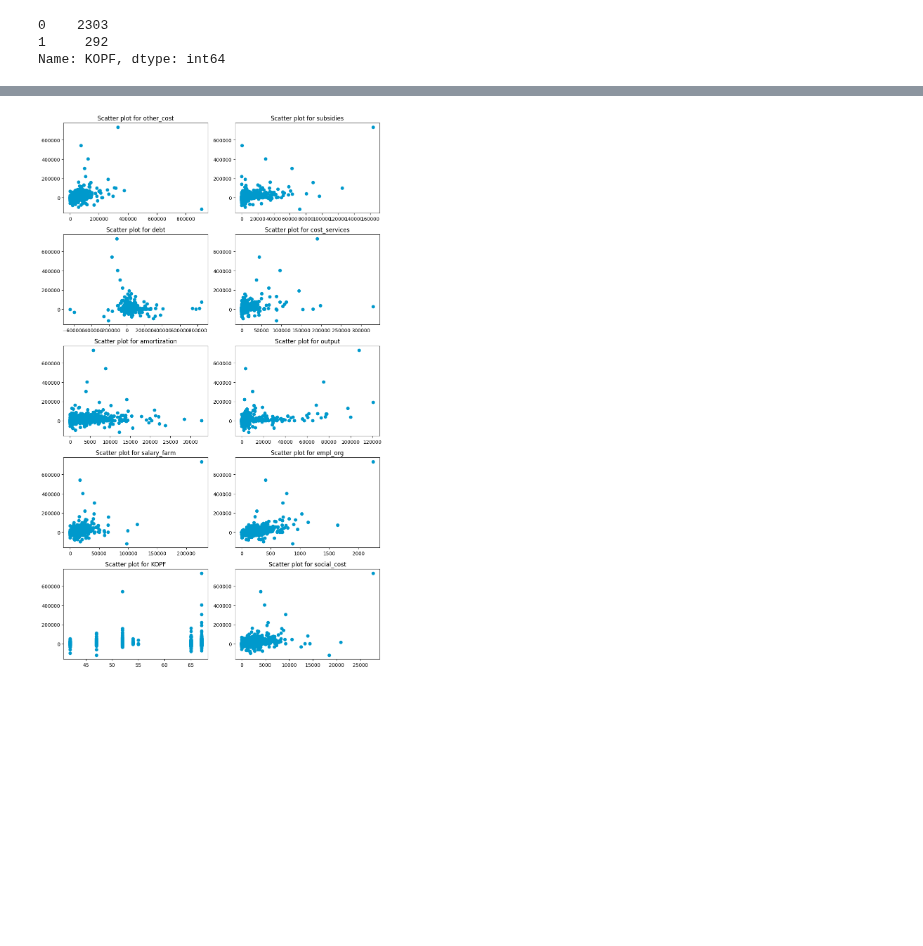
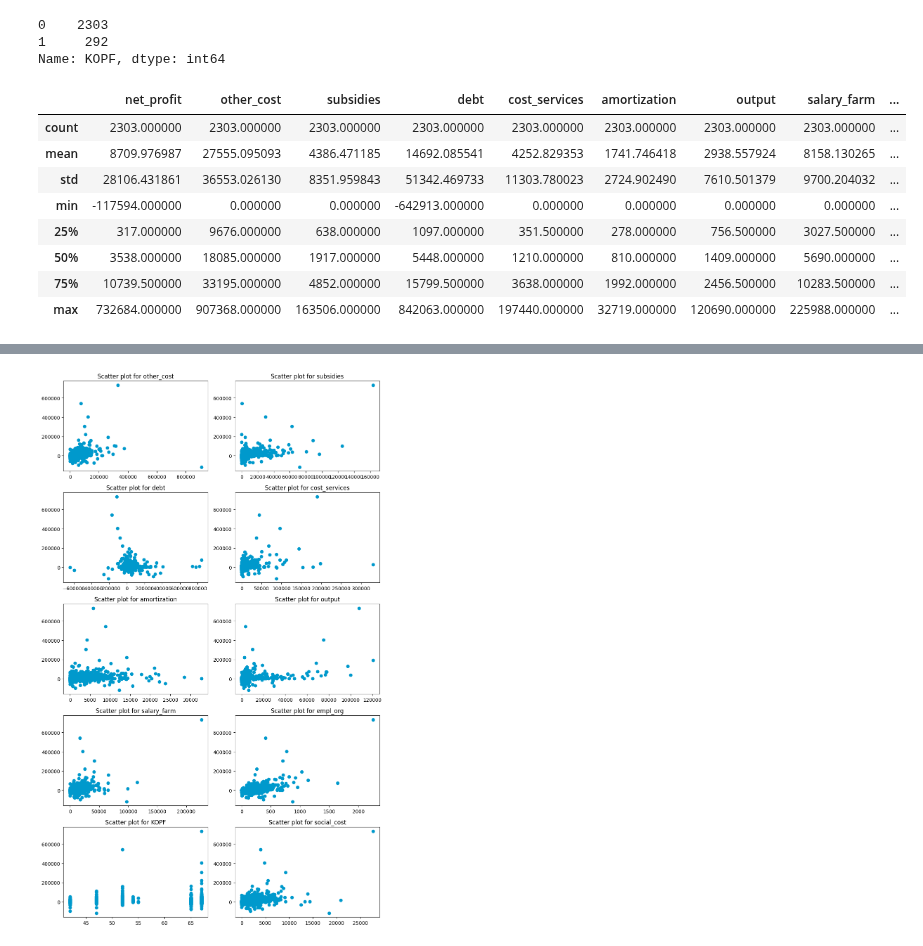
Before and after one commit to SergeyHSE/LinearRegressor.github.io, a Jupyter notebook: RegressionAnalysis.ipynb, the cells around one changed output, grey strips where cells are left out. Drawn from its saved outputs; the diff is of its cells as text; code cells hidden in the pictures; blank space fills up the shorter version.

```diff
--- a/RegressionAnalysis.ipynb
+++ b/RegressionAnalysis.ipynb
@@ -259,3 +258,18 @@ livestock['KOPF'].value_counts()
 0    2303
 1     292
 Name: KOPF, dtype: int64
+# %%
+df_org = livestock[(livestock['KOPF'] == 0 )]
+df_farm = livestock[(livestock['KOPF'] == 1)]
+# %%
+df_org.describe()
+# %% [output]
+|  | net_profit | other_cost | subsidies | debt | cost_services | amortization | output | salary_farm | ... |
+| count | 2303.000000 | 2303.000000 | 2303.000000 | 2303.000000 | 2303.000000 | 2303.000000 | 2303.000000 | 2303.000000 | ... |
+| mean | 8709.976987 | 27555.095093 | 4386.471185 | 14692.085541 | 4252.829353 | 1741.746418 | 2938.557924 | 8158.130265 | ... |
+| std | 28106.431861 | 36553.026130 | 8351.959843 | 51342.469733 | 11303.780023 | 2724.902490 | 7610.501379 | 9700.204032 | ... |
+| min | -117594.000000 | 0.000000 | 0.000000 | -642913.000000 | 0.000000 | 0.000000 | 0.000000 | 0.000000 | ... |
+| 25% | 317.000000 | 9676.000000 | 638.000000 | 1097.000000 | 351.500000 | 278.000000 | 756.500000 | 3027.500000 | ... |
+| 50% | 3538.000000 | 18085.000000 | 1917.000000 | 5448.000000 | 1210.000000 | 810.000000 | 1409.000000 | 5690.000000 | ... |
+| 75% | 10739.500000 | 33195.000000 | 4852.000000 | 15799.500000 | 3638.000000 | 1992.000000 | 2456.500000 | 10283.500000 | ... |
+| max | 732684.000000 | 907368.000000 | 163506.000000 | 842063.000000 | 197440.000000 | 32719.000000 | 120690.000000 | 225988.000000 | ... |
```
Also changed, not shown: parts of 3 cells of this notebook.
